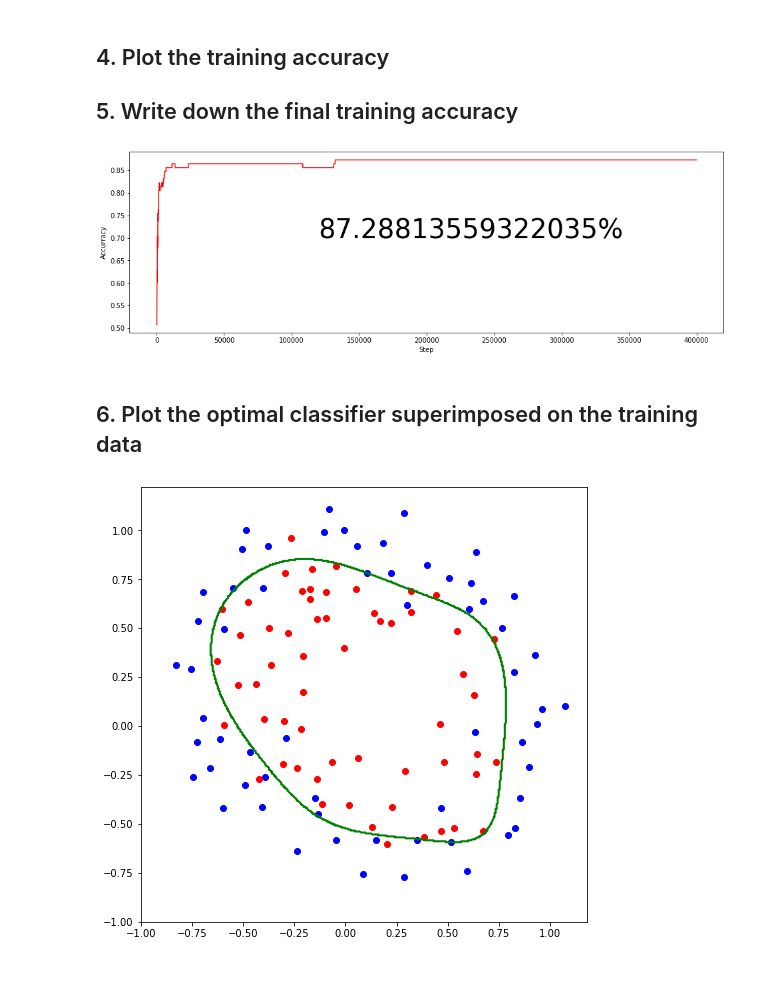
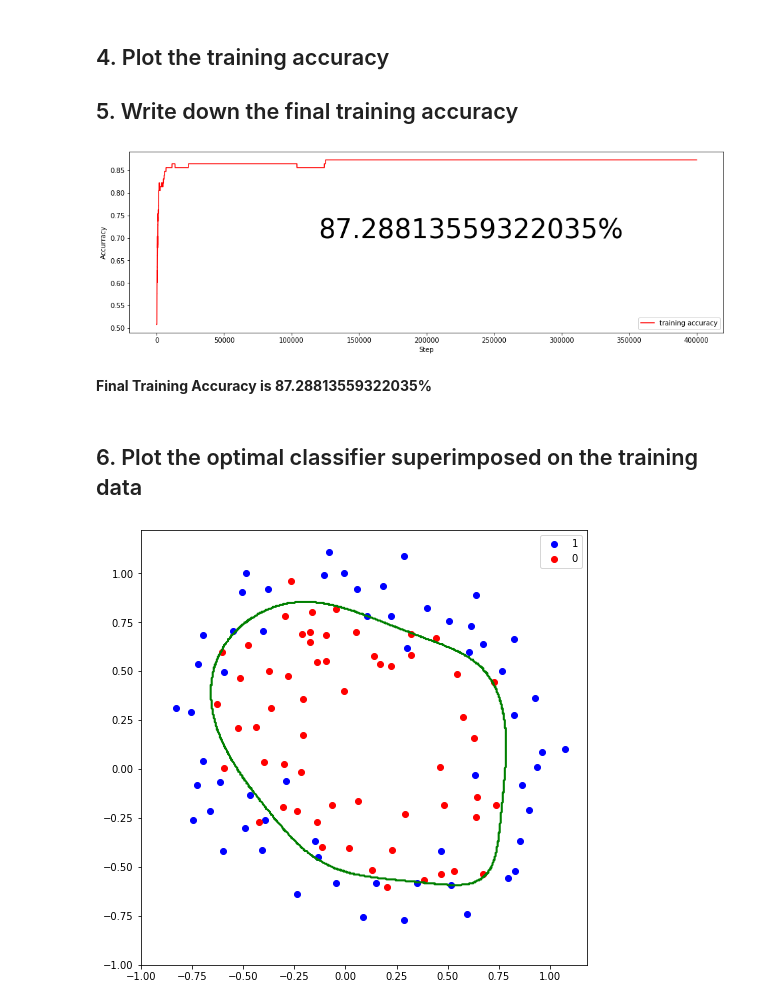
Before and after one commit to wonbeomjang/CAU54161-Machine-learning-class, a Jupyter notebook: Assignment_06/Assignment_06.ipynb, the cells around one changed output. Drawn from its saved outputs; the diff is of its cells as text; code cells hidden in the pictures; blank space fills up the shorter version.

```diff
--- a/Assignment_06/Assignment_06.ipynb
+++ b/Assignment_06/Assignment_06.ipynb
@@ -26,12 +26,13 @@ class LearningRate:
         self._step = step
         self._epoch = epoch
         self._warming_epoch = epoch // 10
+        self._not_warming_epoch = epoch - self._warming_epoch
 
     def item(self):
         if self._step < self._warming_epoch:
             lr = self._lr * (self._step / self._warming_epoch)
         else:
-            lr = self._lr * (np.cos(np.pi * (self._step / self._epoch)) + 1)
+            lr = self._lr * (np.cos(np.pi * (self._step - self._warming_epoch) / self._not_warming_epoch) + 1)
             lr /= 2
         return lr
 
@@ -162,20 +165,23 @@ plt.show()
 ## 5. Write down the final training accuracy
 # %%
 plt.figure(figsize=(16, 5))
-plt.plot(accuracys, c='r')
+plt.plot(accuracys, c='r', label='training accuracy')
 plt.ylabel('Accurracy')
 plt.xlabel('Step')
 plt.text(len(accuracys) * 0.3, accuracys[-1] * 0.8, f'{accuracys[-1]*100}%', size=40)
 
+plt.legend(loc='lower right')
 plt.show()
 # %% [output]
-[figure, old version]
+[figure, new version]
+# %% [markdown]
+**Final Training Accuracy is 87.28813559322035%**
 # %% [markdown]
 ## 6. Plot the optimal classifier superimposed on the training data
 # %%
 plt.figure(figsize=(8, 8))
-plt.scatter(pointX0, pointY0, c='b')
-plt.scatter(pointX1, pointY1, c='r')
+plt.scatter(pointX0, pointY0, c='b', label=1)
+plt.scatter(pointX1, pointY1, c='r', label=0)
 
 x = np.arange(-1, 1, 0.005)
 y = np.arange(-1, 1, 0.005)
@@ -183,6 +189,7 @@ data = np.array(np.meshgrid(x, y)).T.reshape(-1,2)
 z = model(preprocess_data(data)) < 0.5
 plt.tricontour(data[:, 0:1].squeeze(), data[:, 1:2].squeeze(), z.squeeze(), levels=1, colors='g')
 
+plt.legend()
 plt.show()
 # %% [output]
-[figure, old version]
+[figure, new version]
```
Also changed, not shown: parts of 4 cells of this notebook.
